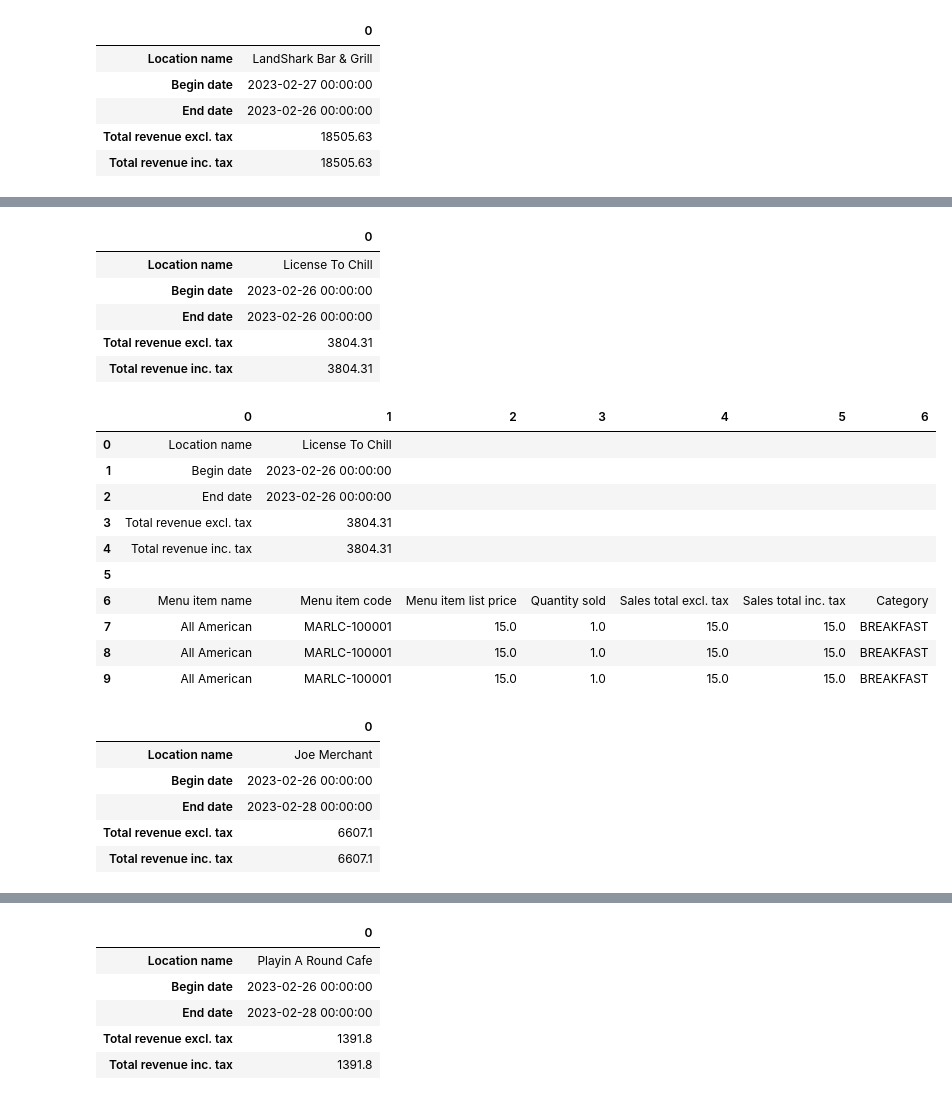
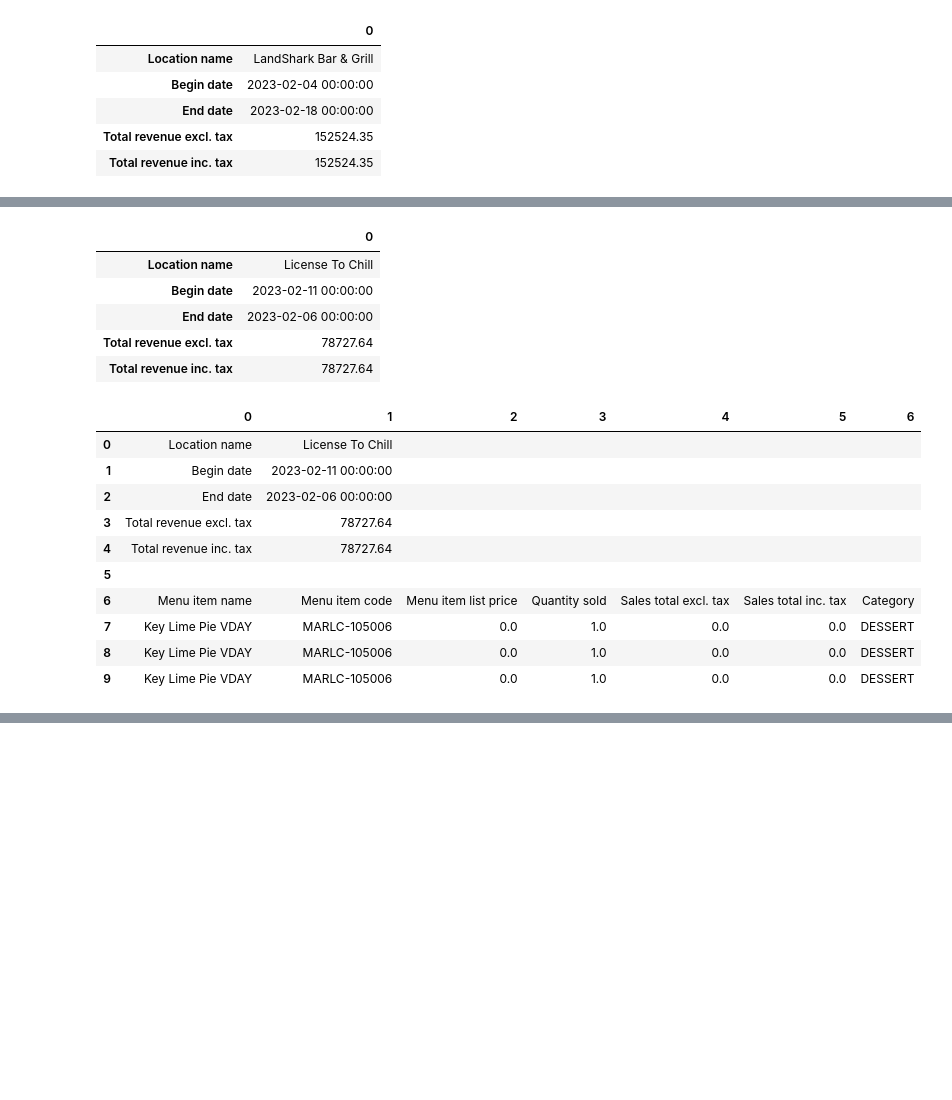
Before and after one commit to sjufan84/mville_pnl, a Jupyter notebook: feb_item_sales/feb_sales.ipynb, the cells around one changed output, grey strips where cells are left out. Drawn from its saved outputs; the diff is of its cells as text; code cells hidden in the pictures; blank space fills up the shorter version.

Commit message:
added venue sales

```diff
--- a/feb_item_sales/feb_sales.ipynb
+++ b/feb_item_sales/feb_sales.ipynb
@@ -4,7 +4,7 @@ import re
 from datetime import date
 import numpy as np
 # %%
-sales_df = pd.read_csv('./resources/feb_26_27_28_2023.csv')
+sales_df = pd.read_csv('./resources/feb_ls_ltc_sales.csv')
 # %%
 # Drop all rows with NaN values for the "Unnamed: 3" column
 sales_df = sales_df.dropna(subset=['Unnamed: 3'])
@@ -27,9 +26,0 @@ sales_df
-# %%
-# Fill all NaN values with 0
-sales_df = sales_df.fillna(0)
-
-# Drop all rows where the "Unnamed: 3" column equals 0
-sales_df = sales_df[sales_df['Unnamed: 3'] != 0]
-
-#Drop  all rows where the "Unnamed: 3" does not contain "MAR"
-sales_df = sales_df[sales_df['Unnamed: 3'].str.contains('MAR')]
@@ -79,3 +51,6 @@ sales_df
+# %%
+# Drop all rows where the "Code" column value does not contain "MAR"
+sales_df = sales_df[sales_df['Code'].str.contains('MAR')]
 # %%
 # Set the index to be the "Date" column and drop the "Date" column
 sales_df = sales_df.set_index('Date')
@@ -224,6 +176,9 @@ for outlet in outlet_data.values():
     new_data['Location name'] = str(outlet['Outlet'].unique()[0])
     new_data['Total revenue excl. tax'] = outlet['Sales total excl. tax'].sum()
     new_data['Total revenue inc. tax'] = outlet['Sales total inc. tax'].sum()
+
+    # Sort the index by date
+    outlet = outlet.sort_index()
 
     # Set the "Begin date" to the first date in the outlet dataframe
     new_data['Begin date'] = pd.to_datetime(outlet.index[0])
@@ -283,27 +238,13 @@ for outlet in outlet_data.values():
 
 
     # Export the dataframe to an excel file
-    combined_df.to_excel(f'./venue_item_sales/{outlet["Outlet"].unique()[0]}.xlsx', index=False, header=False)
-
-
-
-
-
-
-
-
-
-
-
-
-
-    display(combined_df.head(10))
+    combined_df.to_excel(f'./venue_sales/{outlet["Outlet"].unique()[0]}.xlsx', index=False, header=False)
 # %% [output]
 |  | 0 |
 | Location name | LandShark Bar & Grill |
-| Begin date | 2023-02-27 00:00:00 |
-| End date | 2023-02-26 00:00:00 |
-| Total revenue excl. tax | 18505.63 |
-| Total revenue inc. tax | 18505.63 |
+| Begin date | 2023-02-04 00:00:00 |
+| End date | 2023-02-18 00:00:00 |
+| Total revenue excl. tax | 152524.35 |
+| Total revenue inc. tax | 152524.35 |
 |  | 0 | 1 | 2 | 3 | 4 | 5 | 6 |
 | 0 | Location name | LandShark Bar & Grill |  |  |  |  |  |
@@ -319,23 +260,17 @@ for outlet in outlet_data.values():
 |  | 0 |
 | Location name | License To Chill |
-| Begin date | 2023-02-26 00:00:00 |
-| End date | 2023-02-26 00:00:00 |
-| Total revenue excl. tax | 3804.31 |
-| Total revenue inc. tax | 3804.31 |
+| Begin date | 2023-02-11 00:00:00 |
+| End date | 2023-02-06 00:00:00 |
+| Total revenue excl. tax | 78727.64 |
+| Total revenue inc. tax | 78727.64 |
 |  | 0 | 1 | 2 | 3 | 4 | 5 | 6 |
 | 0 | Location name | License To Chill |  |  |  |  |  |
-| 1 | Begin date | 2023-02-26 00:00:00 |  |  |  |  |  |
-| 2 | End date | 2023-02-26 00:00:00 |  |  |  |  |  |
-| 3 | Total revenue excl. tax | 3804.31 |  |  |  |  |  |
-| 4 | Total revenue inc. tax | 3804.31 |  |  |  |  |  |
+| 1 | Begin date | 2023-02-11 00:00:00 |  |  |  |  |  |
+| 2 | End date | 2023-02-06 00:00:00 |  |  |  |  |  |
+| 3 | Total revenue excl. tax | 78727.64 |  |  |  |  |  |
+| 4 | Total revenue inc. tax | 78727.64 |  |  |  |  |  |
 | 5 |  |  |  |  |  |  |  |
 | 6 | Menu item name | Menu item code | Menu item list price | Quantity sold | Sales total excl. tax | Sales total inc. tax | Category |
-| 7 | All American | MARLC-100001 | 15.0 | 1.0 | 15.0 | 15.0 | BREAKFAST |
-| 8 | All American | MARLC-100001 | 15.0 | 1.0 | 15.0 | 15.0 | BREAKFAST |
-| 9 | All American | MARLC-100001 | 15.0 | 1.0 | 15.0 | 15.0 | BREAKFAST |
+| 7 | Key Lime Pie VDAY | MARLC-105006 | 0.0 | 1.0 | 0.0 | 0.0 | DESSERT |
+| 8 | Key Lime Pie VDAY | MARLC-105006 | 0.0 | 1.0 | 0.0 | 0.0 | DESSERT |
+| 9 | Key Lime Pie VDAY | MARLC-105006 | 0.0 | 1.0 | 0.0 | 0.0 | DESSERT |
-|  | 0 |
-| Location name | Joe Merchant |
-| Begin date | 2023-02-26 00:00:00 |
-| End date | 2023-02-28 00:00:00 |
-| Total revenue excl. tax | 6607.1 |
-| Total revenue inc. tax | 6607.1 |
@@ -353,6 +276,0 @@ for outlet in outlet_data.values():
-|  | 0 |
-| Location name | Playin A Round Cafe |
-| Begin date | 2023-02-26 00:00:00 |
-| End date | 2023-02-28 00:00:00 |
-| Total revenue excl. tax | 1391.8 |
-| Total revenue inc. tax | 1391.8 |
```
Also changed, not shown: parts of 11 cells of this notebook, 59 other files.
